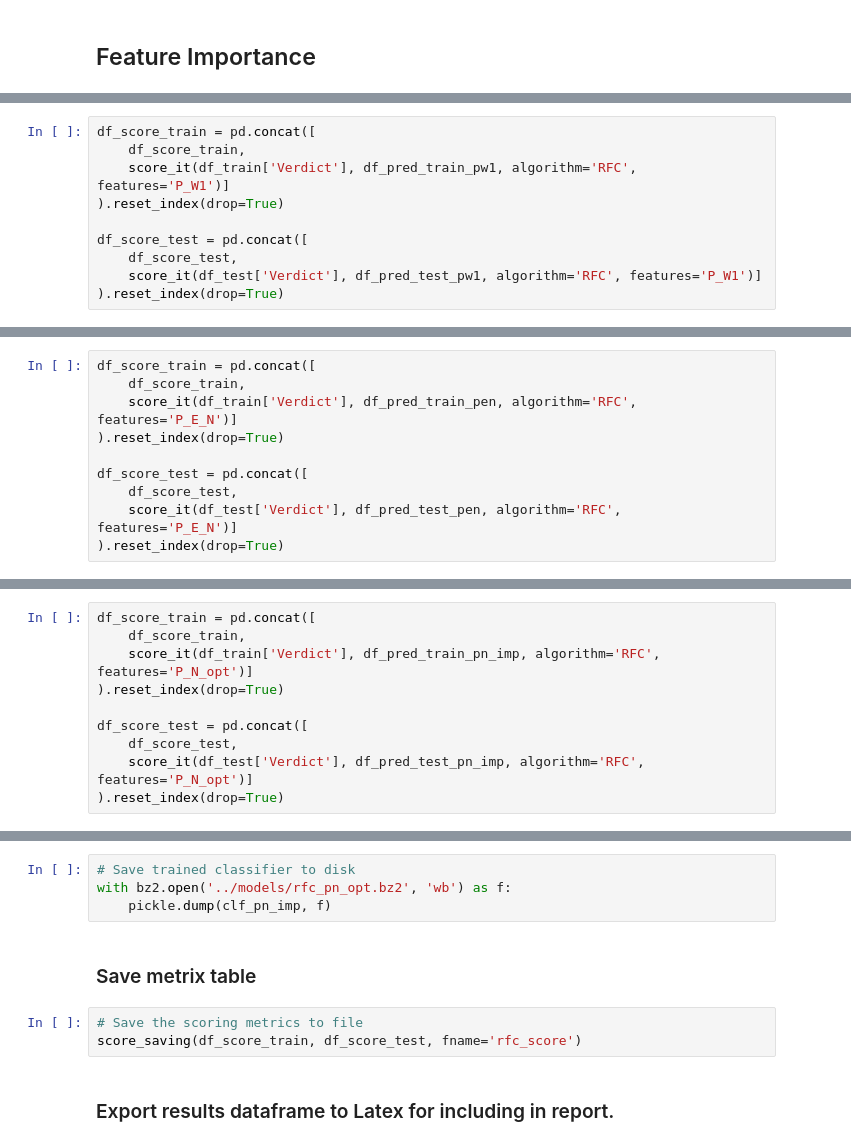
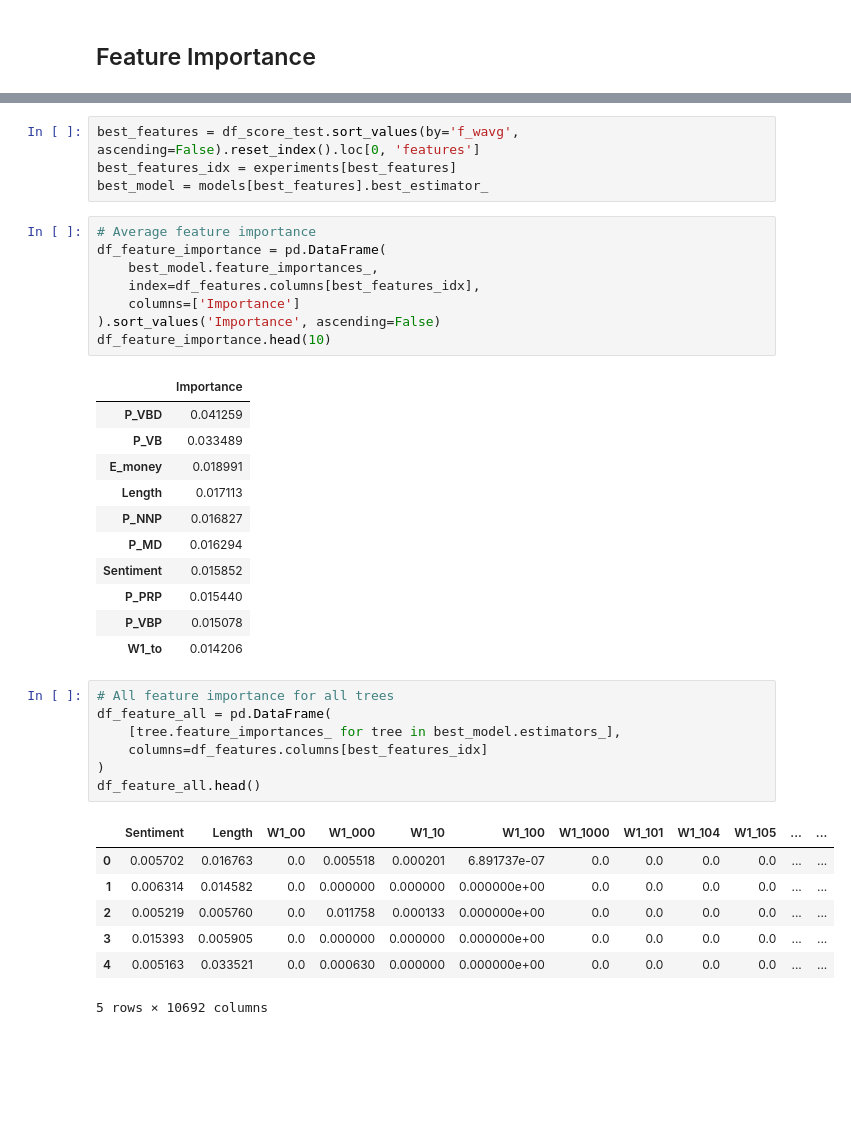
Before and after one commit to SigneK42/fact_check_worthy_claim, a Jupyter notebook: notebooks/RandomForest.ipynb, the cells around one changed output, grey strips where cells are left out. Saved outputs shown, nothing was run; the diff lists cells and outputs as text; blank space fills up the shorter version.

```diff
--- a/notebooks/RandomForest.ipynb
+++ b/notebooks/RandomForest.ipynb
@@ -562,10 +205,0 @@ df_pred_test_pw1 = clf_pw1.predict(csr_features_test[:, idx_pw1])
-# %%
-df_score_train = pd.concat([
-    df_score_train,
-    score_it(df_train['Verdict'], df_pred_train_pw1, algorithm='RFC', features='P_W1')]
-).reset_index(drop=True)
-
-df_score_test = pd.concat([
-    df_score_test,
-    score_it(df_test['Verdict'], df_pred_test_pw1, algorithm='RFC', features='P_W1')]
-).reset_index(drop=True)
@@ -597,10 +205,0 @@ df_pred_test_pen = clf_pen.predict(csr_features_test[:, idx_pen])
-# %%
-df_score_train = pd.concat([
-    df_score_train,
-    score_it(df_train['Verdict'], df_pred_train_pen, algorithm='RFC', features='P_E_N')]
-).reset_index(drop=True)
-
-df_score_test = pd.concat([
-    df_score_test,
-    score_it(df_test['Verdict'], df_pred_test_pen, algorithm='RFC', features='P_E_N')]
-).reset_index(drop=True)
@@ -650,10 +205,0 @@ df_pred_test_pn_imp = clf_pn_imp.predict(csr_features_test[:, idx_pn])
-# %%
-df_score_train = pd.concat([
-    df_score_train,
-    score_it(df_train['Verdict'], df_pred_train_pn_imp, algorithm='RFC', features='P_N_opt')]
-).reset_index(drop=True)
-
-df_score_test = pd.concat([
-    df_score_test,
-    score_it(df_test['Verdict'], df_pred_test_pn_imp, algorithm='RFC', features='P_N_opt')]
-).reset_index(drop=True)
@@ -664,11 +206,39 @@ df_score_test
-# %%
-# Save trained classifier to disk
-with bz2.open('../models/rfc_pn_opt.bz2', 'wb') as f:
-    pickle.dump(clf_pn_imp, f)
-# %% [markdown]
-### Save metrix table
-# %%
-# Save the scoring metrics to file
-score_saving(df_score_train, df_score_test, fname='rfc_score')
-# %% [markdown]
-### Export results dataframe to Latex for including in report.
+# %%
+best_features = df_score_test.sort_values(by='f_wavg', ascending=False).reset_index().loc[0, 'features']
+best_features_idx = experiments[best_features]
+best_model = models[best_features].best_estimator_
+# %%
+# Average feature importance
+df_feature_importance = pd.DataFrame(
+    best_model.feature_importances_,
+    index=df_features.columns[best_features_idx],
+    columns=['Importance']
+).sort_values('Importance', ascending=False)
+df_feature_importance.head(10)
+# %% [output]
+|  | Importance |
+| P_VBD | 0.041259 |
+| P_VB | 0.033489 |
+| E_money | 0.018991 |
+| Length | 0.017113 |
+| P_NNP | 0.016827 |
+| P_MD | 0.016294 |
+| Sentiment | 0.015852 |
+| P_PRP | 0.015440 |
+| P_VBP | 0.015078 |
+| W1_to | 0.014206 |
+# %%
+# All feature importance for all trees
+df_feature_all = pd.DataFrame(
+    [tree.feature_importances_ for tree in best_model.estimators_],
+    columns=df_features.columns[best_features_idx]
+)
+df_feature_all.head()
+# %% [output]
+|  | Sentiment | Length | W1_00 | W1_000 | W1_10 | W1_100 | W1_1000 | W1_101 | W1_104 | W1_105 | ... | ... |
+| 0 | 0.005702 | 0.016763 | 0.0 | 0.005518 | 0.000201 | 6.891737e-07 | 0.0 | 0.0 | 0.0 | 0.0 | ... | ... |
+| 1 | 0.006314 | 0.014582 | 0.0 | 0.000000 | 0.000000 | 0.000000e+00 | 0.0 | 0.0 | 0.0 | 0.0 | ... | ... |
+| 2 | 0.005219 | 0.005760 | 0.0 | 0.011758 | 0.000133 | 0.000000e+00 | 0.0 | 0.0 | 0.0 | 0.0 | ... | ... |
+| 3 | 0.015393 | 0.005905 | 0.0 | 0.000000 | 0.000000 | 0.000000e+00 | 0.0 | 0.0 | 0.0 | 0.0 | ... | ... |
+| 4 | 0.005163 | 0.033521 | 0.0 | 0.000630 | 0.000000 | 0.000000e+00 | 0.0 | 0.0 | 0.0 | 0.0 | ... | ... |
+5 rows × 10692 columns
```
Also changed, not shown: parts of 136 cells of this notebook, 9 other files.
